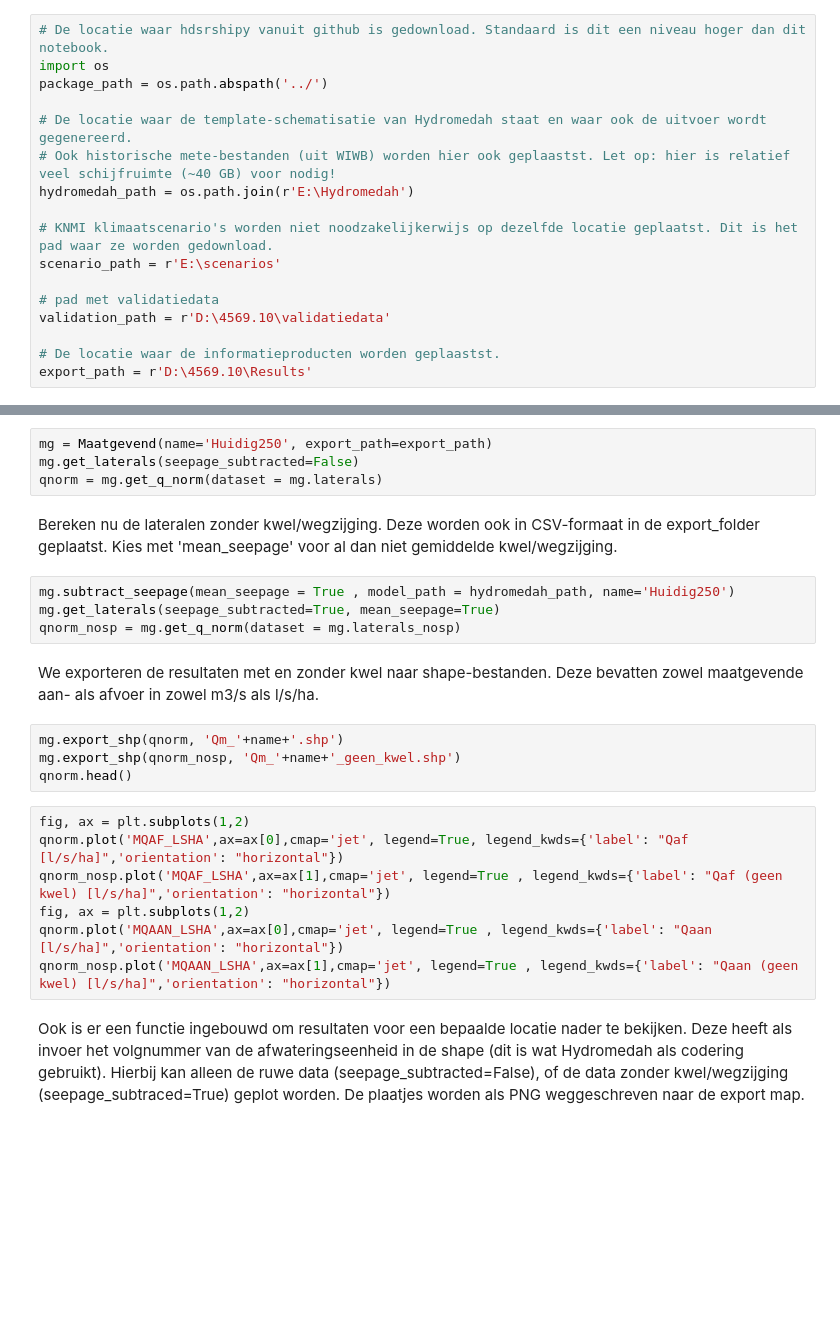
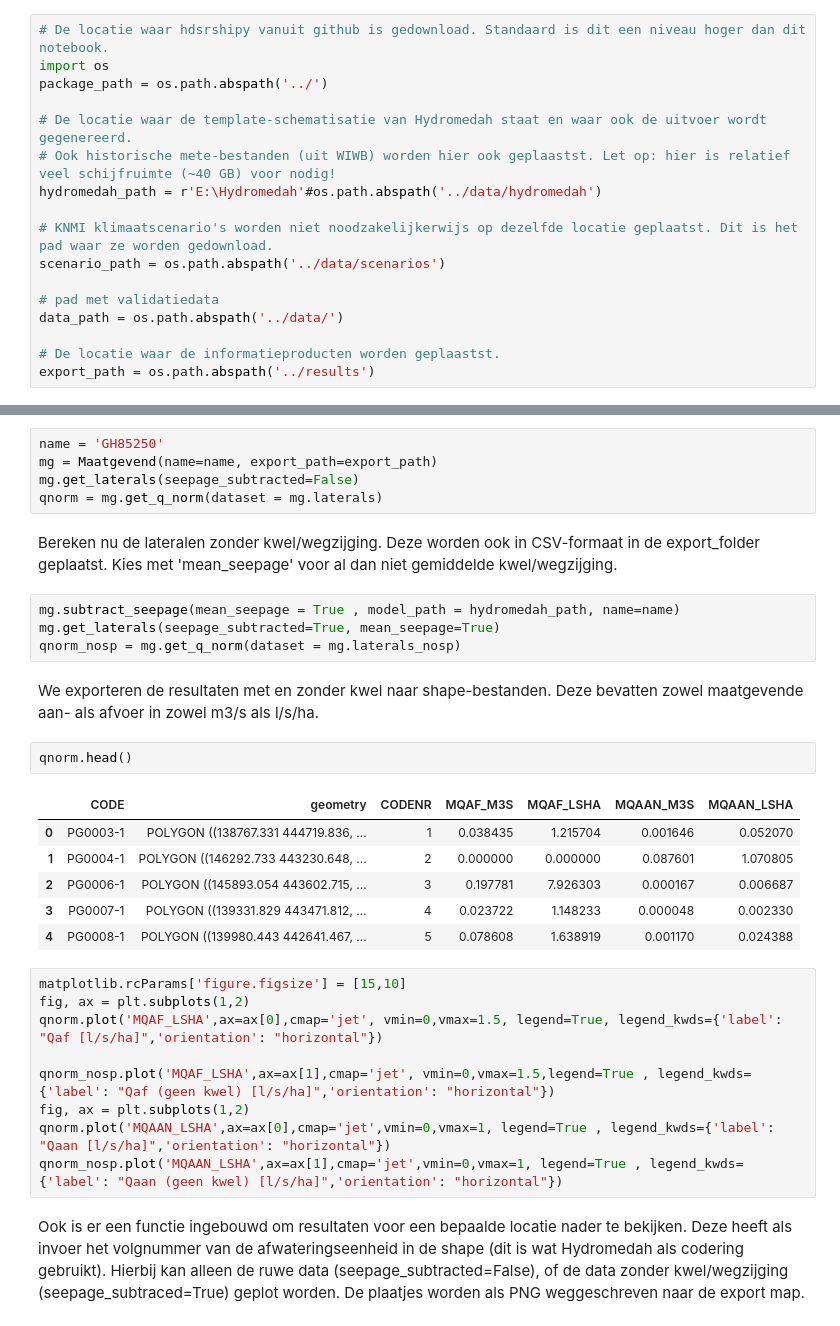
Before and after one commit to RuudHurkmans/hdsrhipy, a Jupyter notebook: notebooks/Workflow_Hydrologische_informatieproducten.ipynb, the cells around one changed output, grey strips where cells are left out. Cells and saved outputs as stored; diff of their text form; blank space fills up the shorter version.

```diff
--- a/notebooks/Workflow_Hydrologische_informatieproducten.ipynb
+++ b/notebooks/Workflow_Hydrologische_informatieproducten.ipynb
@@ -33,16 +33,16 @@ package_path = os.path.abspath('../')
 
 # De locatie waar de template-schematisatie van Hydromedah staat en waar ook de uitvoer wordt gegenereerd.
 # Ook historische mete-bestanden (uit WIWB) worden hier ook geplaastst. Let op: hier is relatief veel schijfruimte (~40 GB) voor nodig!
-hydromedah_path = os.path.join(r'E:\Hydromedah')
+hydromedah_path = r'E:\Hydromedah'#os.path.abspath('../data/hydromedah')
 
 # KNMI klimaatscenario's worden niet noodzakelijkerwijs op dezelfde locatie geplaatst. Dit is het pad waar ze worden gedownload.
-scenario_path = r'E:\scenarios'
+scenario_path = os.path.abspath('../data/scenarios')
 
 # pad met validatiedata
-validation_path = r'D:\4569.10\validatiedata'
+data_path = os.path.abspath('../data/')
 
 # De locatie waar de informatieproducten worden geplaastst.
-export_path = r'D:\4569.10\Results'
+export_path = os.path.abspath('../results')
 # %% [markdown]
 Laad een aantal externe benodigde bibliotheken en de klassen van het hdsrhipy-pakket.
 # %%
@@ -335,28 +349,36 @@ Hydromedah geeft de laterale afvoer per afwateringseeneheid en dat is ook de rui
 
 We bepalen eerst de lateralen zonder kwel/wegzijging.
 # %%
-mg = Maatgevend(name='Huidig250', export_path=export_path)
+name = 'GH85250'
+mg = Maatgevend(name=name, export_path=export_path)
 mg.get_laterals(seepage_subtracted=False)
 qnorm = mg.get_q_norm(dataset = mg.laterals)
 # %% [markdown]
 Bereken nu de lateralen zonder kwel/wegzijging. Deze worden ook in CSV-formaat in de export_folder geplaatst. Kies met 'mean_seepage' voor al dan niet gemiddelde kwel/wegzijging.
 # %%
-mg.subtract_seepage(mean_seepage = True , model_path = hydromedah_path, name='Huidig250')
+mg.subtract_seepage(mean_seepage = True , model_path = hydromedah_path, name=name)
 mg.get_laterals(seepage_subtracted=True, mean_seepage=True)
 qnorm_nosp = mg.get_q_norm(dataset = mg.laterals_nosp)
 # %% [markdown]
 We exporteren de resultaten met en zonder kwel naar shape-bestanden. Deze bevatten zowel maatgevende aan- als afvoer in zowel m3/s als l/s/ha.
 # %%
-mg.export_shp(qnorm, 'Qm_'+name+'.shp')
-mg.export_shp(qnorm_nosp, 'Qm_'+name+'_geen_kwel.shp')
 qnorm.head()
+# %% [output]
+|  | CODE | geometry | CODENR | MQAF_M3S | MQAF_LSHA | MQAAN_M3S | MQAAN_LSHA |
+| 0 | PG0003-1 | POLYGON ((138767.331 444719.836, ... | 1 | 0.038435 | 1.215704 | 0.001646 | 0.052070 |
+| 1 | PG0004-1 | POLYGON ((146292.733 443230.648, ... | 2 | 0.000000 | 0.000000 | 0.087601 | 1.070805 |
+| 2 | PG0006-1 | POLYGON ((145893.054 443602.715, ... | 3 | 0.197781 | 7.926303 | 0.000167 | 0.006687 |
+| 3 | PG0007-1 | POLYGON ((139331.829 443471.812, ... | 4 | 0.023722 | 1.148233 | 0.000048 | 0.002330 |
+| 4 | PG0008-1 | POLYGON ((139980.443 442641.467, ... | 5 | 0.078608 | 1.638919 | 0.001170 | 0.024388 |
 # %%
+matplotlib.rcParams['figure.figsize'] = [15,10]
 fig, ax = plt.subplots(1,2)
-qnorm.plot('MQAF_LSHA',ax=ax[0],cmap='jet', legend=True, legend_kwds={'label': "Qaf [l/s/ha]",'orientation': "horizontal"})
-qnorm_nosp.plot('MQAF_LSHA',ax=ax[1],cmap='jet', legend=True , legend_kwds={'label': "Qaf (geen kwel) [l/s/ha]",'orientation': "horizontal"})
+qnorm.plot('MQAF_LSHA',ax=ax[0],cmap='jet', vmin=0,vmax=1.5, legend=True, legend_kwds={'label': "Qaf [l/s/ha]",'orientation': "horizontal"})
+
+qnorm_nosp.plot('MQAF_LSHA',ax=ax[1],cmap='jet', vmin=0,vmax=1.5,legend=True , legend_kwds={'label': "Qaf (geen kwel) [l/s/ha]",'orientation': "horizontal"})
 fig, ax = plt.subplots(1,2)
-qnorm.plot('MQAAN_LSHA',ax=ax[0],cmap='jet', legend=True , legend_kwds={'label': "Qaan [l/s/ha]",'orientation': "horizontal"})
-qnorm_nosp.plot('MQAAN_LSHA',ax=ax[1],cmap='jet', legend=True , legend_kwds={'label': "Qaan (geen kwel) [l/s/ha]",'orientation': "horizontal"})
+qnorm.plot('MQAAN_LSHA',ax=ax[0],cmap='jet',vmin=0,vmax=1, legend=True , legend_kwds={'label': "Qaan [l/s/ha]",'orientation': "horizontal"})
+qnorm_nosp.plot('MQAAN_LSHA',ax=ax[1],cmap='jet',vmin=0,vmax=1, legend=True , legend_kwds={'label': "Qaan (geen kwel) [l/s/ha]",'orientation': "horizontal"})
 # %% [markdown]
 Ook is er een functie ingebouwd om resultaten voor een bepaalde locatie nader te bekijken. Deze heeft als invoer het volgnummer van de afwateringseenheid in de shape (dit is wat Hydromedah als codering gebruikt). Hierbij kan alleen de ruwe data (seepage_subtracted=False), of de data zonder kwel/wegzijging (seepage_subtraced=True) geplot worden. De plaatjes worden als PNG weggeschreven naar de export map.
 # %%
```
Also changed, not shown: parts of 43 cells of this notebook, 17 other files.
